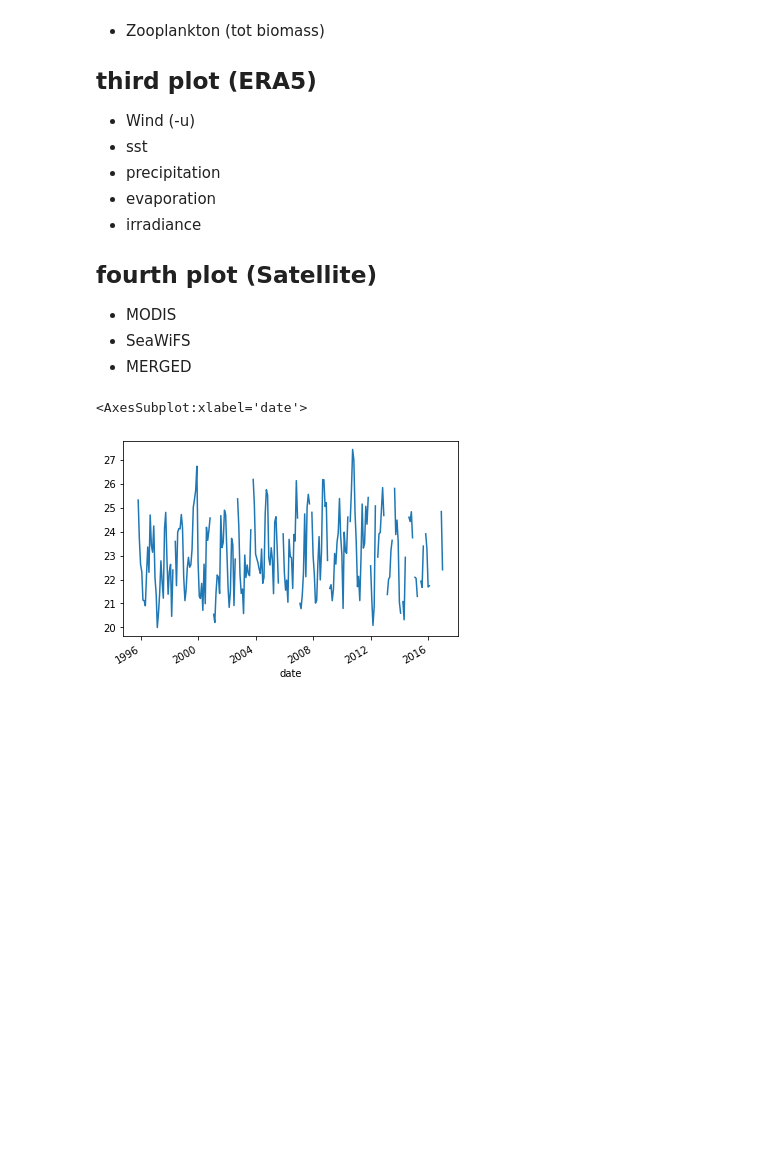
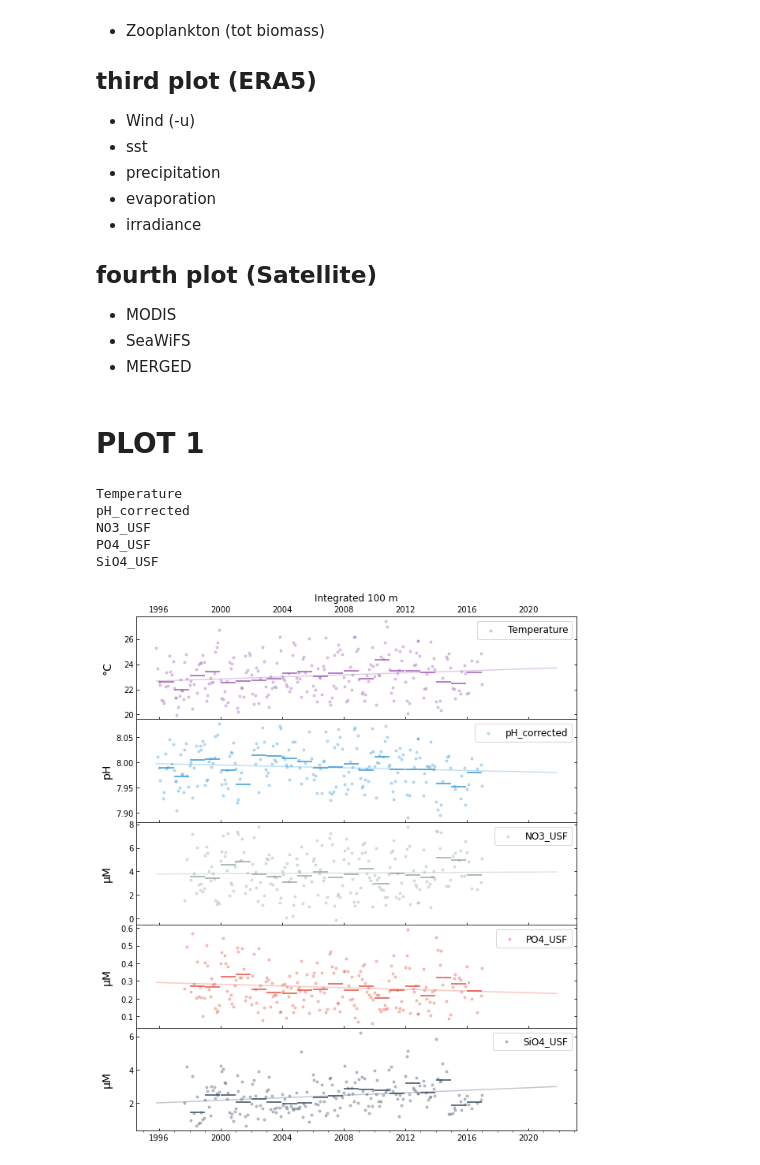
Before and after one commit to ben1post/BennyPhD, a Jupyter notebook: CaRiaco/SCRIPPS/CARIACO_data/Manuscript2DataAnalysis/DataCatalogueViz/Plots_TIMESERIESDATA.ipynb, the cells around one changed output. Drawn from its saved outputs; the diff is of its cells as text; code cells hidden in the pictures; blank space fills up the shorter version.

Commit message:
new time series plots

```diff
--- a/CaRiaco/SCRIPPS/CARIACO_data/Manuscript2DataAnalysis/DataCatalogueViz/Plots_TIMESERIESDATA.ipynb
+++ b/CaRiaco/SCRIPPS/CARIACO_data/Manuscript2DataAnalysis/DataCatalogueViz/Plots_TIMESERIESDATA.ipynb
@@ -8,7 +8,7 @@ import numpy as np
 import pandas as pd
 import matplotlib.pyplot as plt
 # %%
-CARIACO = pd.read_csv("../DATA/January/Combined_CARIACO_data_v4.csv")
+CARIACO = pd.read_csv("../DATA/January/Combined_CARIACO_data_v5.csv")
 CARIACO['date'] = pd.to_datetime(CARIACO['time_month'])
 CARIACO = CARIACO.set_index('date')
 # %%
@@ -34,3 +34,11 @@ memory usage: 160.5+ KB
+# %%
+# yearly mean resample
+CARIACO_yrly_mean = CARIACO.groupby(CARIACO.index.year).mean()
+CARIACO_yrly_counts = CARIACO.groupby(CARIACO.index.year).count()
+
+CARIACO_yrly_mean[CARIACO_yrly_counts<5] = np.nan
+# %%
+CARIACO_yrly_mean.index = pd.to_datetime(CARIACO_yrly_mean.index, format="%Y")
 # %% [markdown]
 ## first plot
 - Temperature
@@ -57,7 +65,16 @@ memory usage: 160.5+ KB
 - SeaWiFS
 - MERGED
 # %%
-CARIACO.Temperature.plot()
+import pandas as pd
+#import pandas_datareader.data as web
+
+import numpy as np
+#import matplotlib as mpl
+import matplotlib.pyplot as plt
+#%matplotlib inline
+import matplotlib.dates as mdates
+
+#import seaborn
+#sns.set_style('white', {"xtick.major.size": 2, "ytick.major.size": 2})
+flatui = ["#9b59b6", "#3498db", "#95a5a6", "#e74c3c", "#34495e", "#2ecc71","#f4cae4"]
+#sns.set_palette(sns.color_palette(flatui,7))
-# %% [output]
-<AxesSubplot:xlabel='date'>
-[figure, removed]
@@ -63,0 +140,16 @@ CARIACO.Temperature.plot()
+# %% [markdown]
+# PLOT 1
+# %%
+plot_cols = ['Temperature', 'pH_corrected', 'NO3_USF', 'PO4_USF', 'SiO4_USF']
+y_label = ['°C', 'pH', 'µM', 'µM', 'µM']
+no_of_rows = len(plot_cols)
+
+plottimeseries(plot_cols, y_label, no_of_rows, title='Integrated 100 m')
+plt.savefig("NewTimeSeriesPlots/TS1_TemppHNuts_100m.png")
+# %% [output]
+Temperature
+pH_corrected
+NO3_USF
+PO4_USF
+SiO4_USF
+[figure, added]
```
Also changed, not shown: parts of 8 cells of this notebook, 6 other files.
